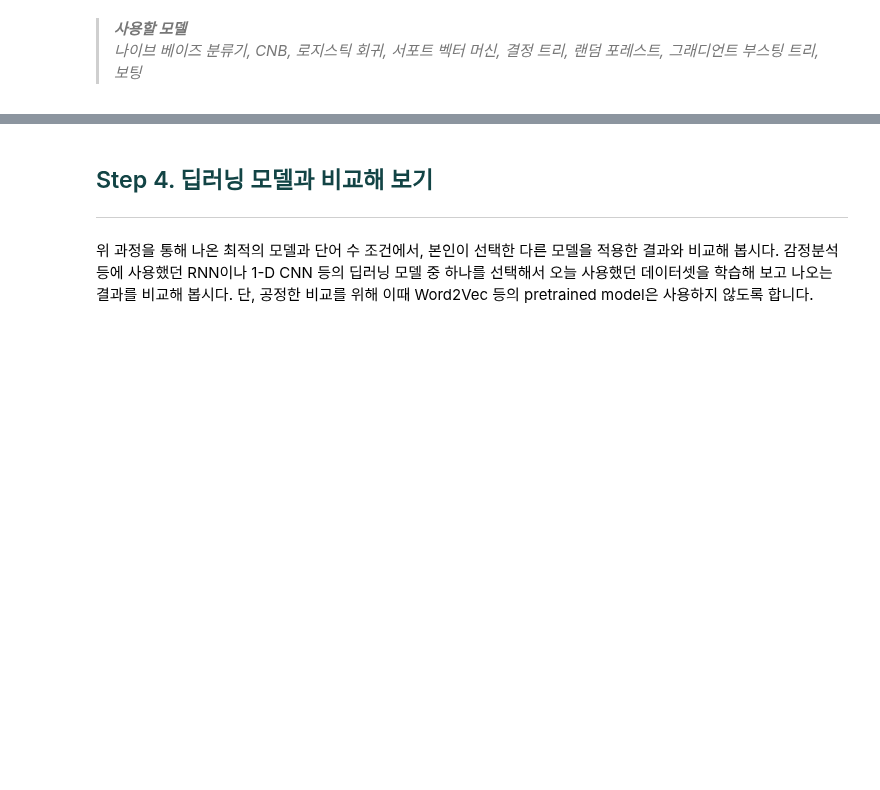
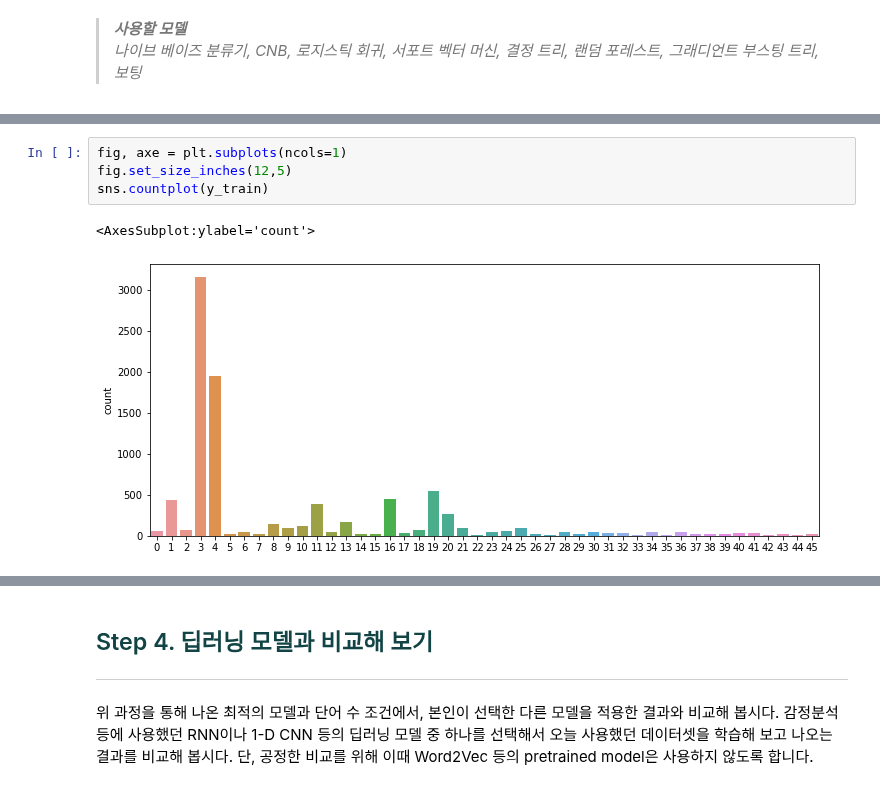
Before and after one commit to nogi519/aiffel, a Jupyter notebook: GD/P4. 뉴스 카테고리 다중분류.ipynb, the cells around one changed output, grey strips where cells are left out. Drawn from its saved outputs; the diff is of its cells as text; blank space fills up the shorter version.

```diff
--- a/GD/P4. 뉴스 카테고리 다중분류.ipynb
+++ b/GD/P4. 뉴스 카테고리 다중분류.ipynb
@@ -39,0 +95,7 @@
+# %%
+fig, axe = plt.subplots(ncols=1)
+fig.set_size_inches(12,5)
+sns.countplot(y_train)
+# %% [output]
+<AxesSubplot:ylabel='count'>
+[figure, added]
```
Also changed, not shown: parts of 27 cells of this notebook.
